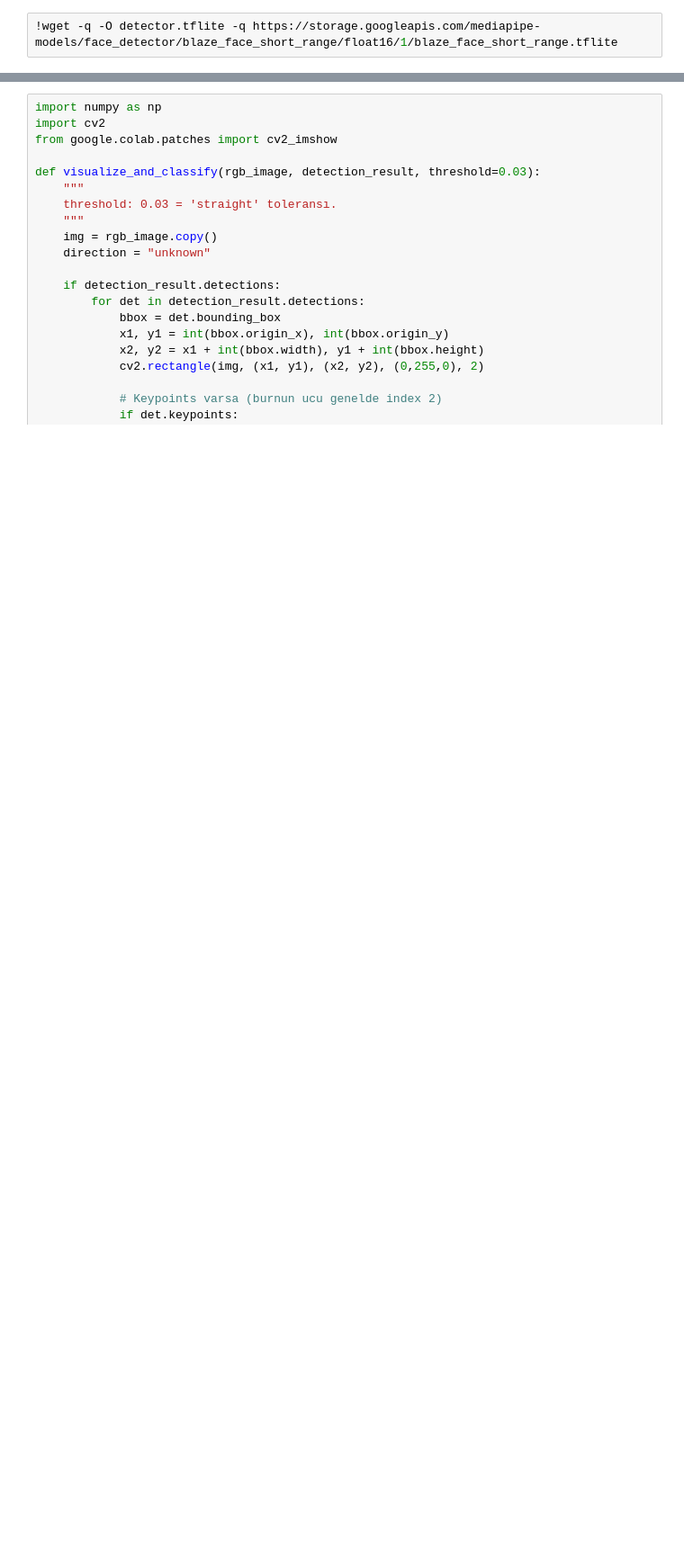
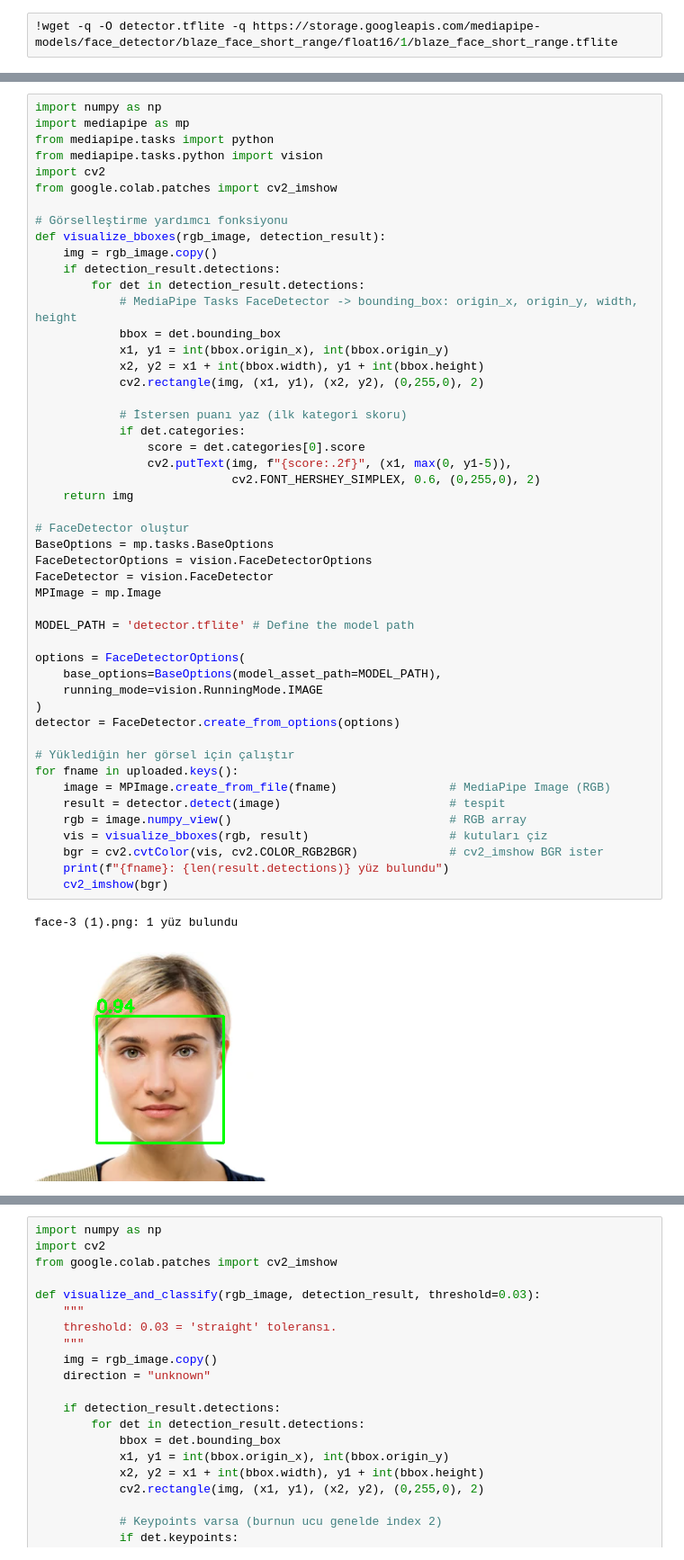
Before and after one commit to cansuaras/CANSU-ARAS-ee563-fall-2025, a Jupyter notebook: face_detector.ipynb, the cells around one changed output, grey strips where cells are left out. Shown at 90% size. Saved outputs shown, nothing was run; the diff lists cells and outputs as text; blank space fills up the shorter version.

```diff
--- a/face_detector.ipynb
+++ b/face_detector.ipynb
@@ -104,0 +33,52 @@ Saving face-1.png to face-1.png
+# %%
+import numpy as np
+import mediapipe as mp
+from mediapipe.tasks import python
+from mediapipe.tasks.python import vision
+import cv2
+from google.colab.patches import cv2_imshow
+
+# Görselleştirme yardımcı fonksiyonu
+def visualize_bboxes(rgb_image, detection_result):
+    img = rgb_image.copy()
+    if detection_result.detections:
+        for det in detection_result.detections:
+            # MediaPipe Tasks FaceDetector -> bounding_box: origin_x, origin_y, width, height
+            bbox = det.bounding_box
+            x1, y1 = int(bbox.origin_x), int(bbox.origin_y)
+            x2, y2 = x1 + int(bbox.width), y1 + int(bbox.height)
+            cv2.rectangle(img, (x1, y1), (x2, y2), (0,255,0), 2)
+
+            # İstersen puanı yaz (ilk kategori skoru)
+            if det.categories:
+                score = det.categories[0].score
+                cv2.putText(img, f"{score:.2f}", (x1, max(0, y1-5)),
+                            cv2.FONT_HERSHEY_SIMPLEX, 0.6, (0,255,0), 2)
+    return img
+
+# FaceDetector oluştur
+BaseOptions = mp.tasks.BaseOptions
+FaceDetectorOptions = vision.FaceDetectorOptions
+FaceDetector = vision.FaceDetector
+MPImage = mp.Image
+
+MODEL_PATH = 'detector.tflite' # Define the model path
+
+options = FaceDetectorOptions(
+    base_options=BaseOptions(model_asset_path=MODEL_PATH),
+    running_mode=vision.RunningMode.IMAGE
+)
+detector = FaceDetector.create_from_options(options)
+
+# Yüklediğin her görsel için çalıştır
+for fname in uploaded.keys():
+    image = MPImage.create_from_file(fname)                # MediaPipe Image (RGB)
+    result = detector.detect(image)                        # tespit
+    rgb = image.numpy_view()                               # RGB array
+    vis = visualize_bboxes(rgb, result)                    # kutuları çiz
+    bgr = cv2.cvtColor(vis, cv2.COLOR_RGB2BGR)             # cv2_imshow BGR ister
+    print(f"{fname}: {len(result.detections)} yüz bulundu")
+    cv2_imshow(bgr)
+# %% [output]
+face-3 (1).png: 1 yüz bulundu
+[figure, added]
```
Also changed, not shown: parts of 5 cells of this notebook, 1 other file.
